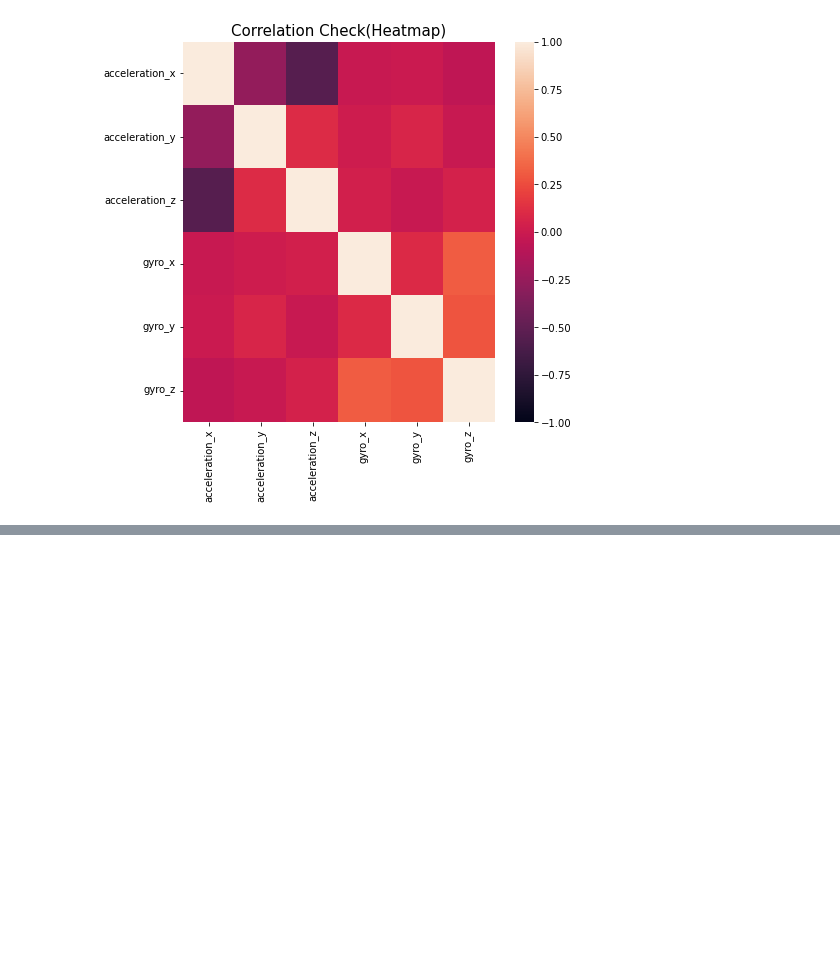
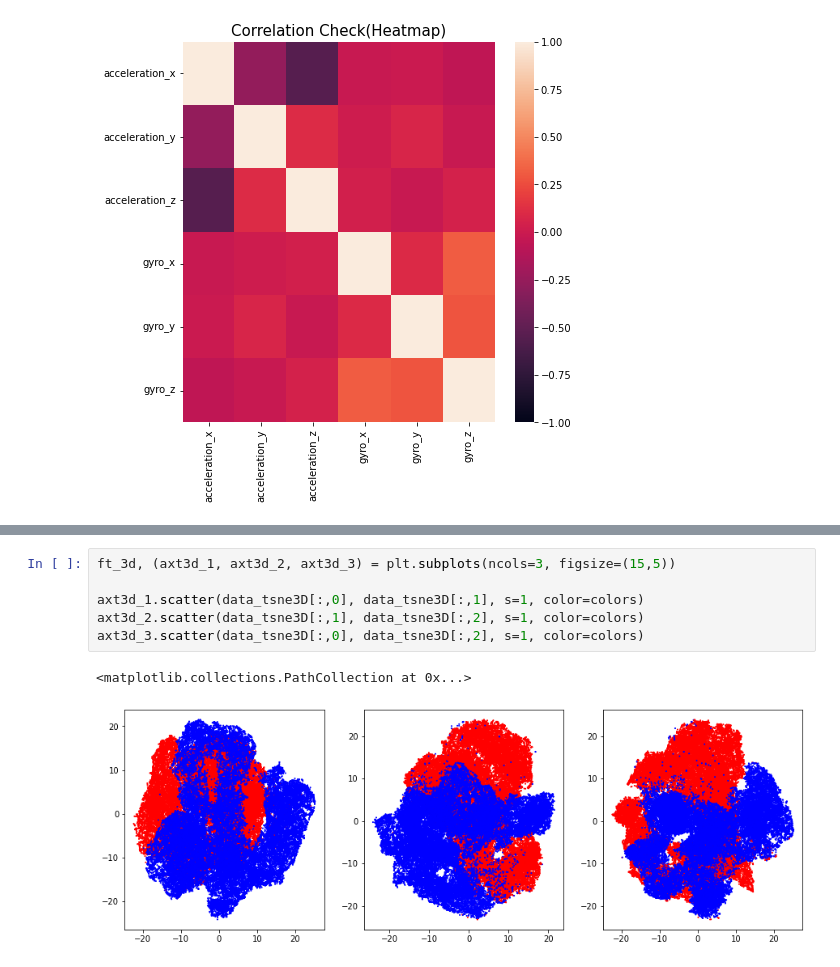
Before and after one commit to nonhashtag/Kinematics, a Jupyter notebook: EDA.ipynb, the cells around one changed output, grey strips where cells are left out. Cells and saved outputs as stored; diff of their text form; blank space fills up the shorter version.

```diff
--- a/EDA.ipynb
+++ b/EDA.ipynb
@@ -105,0 +188,9 @@ plt.show()
+# %%
+ft_3d, (axt3d_1, axt3d_2, axt3d_3) = plt.subplots(ncols=3, figsize=(15,5))
+
+axt3d_1.scatter(data_tsne3D[:,0], data_tsne3D[:,1], s=1, color=colors)
+axt3d_2.scatter(data_tsne3D[:,1], data_tsne3D[:,2], s=1, color=colors)
+axt3d_3.scatter(data_tsne3D[:,0], data_tsne3D[:,2], s=1, color=colors)
+# %% [output]
+<matplotlib.collections.PathCollection at 0x...>
+[figure, added]
```
Also changed, not shown: parts of 16 cells of this notebook.
